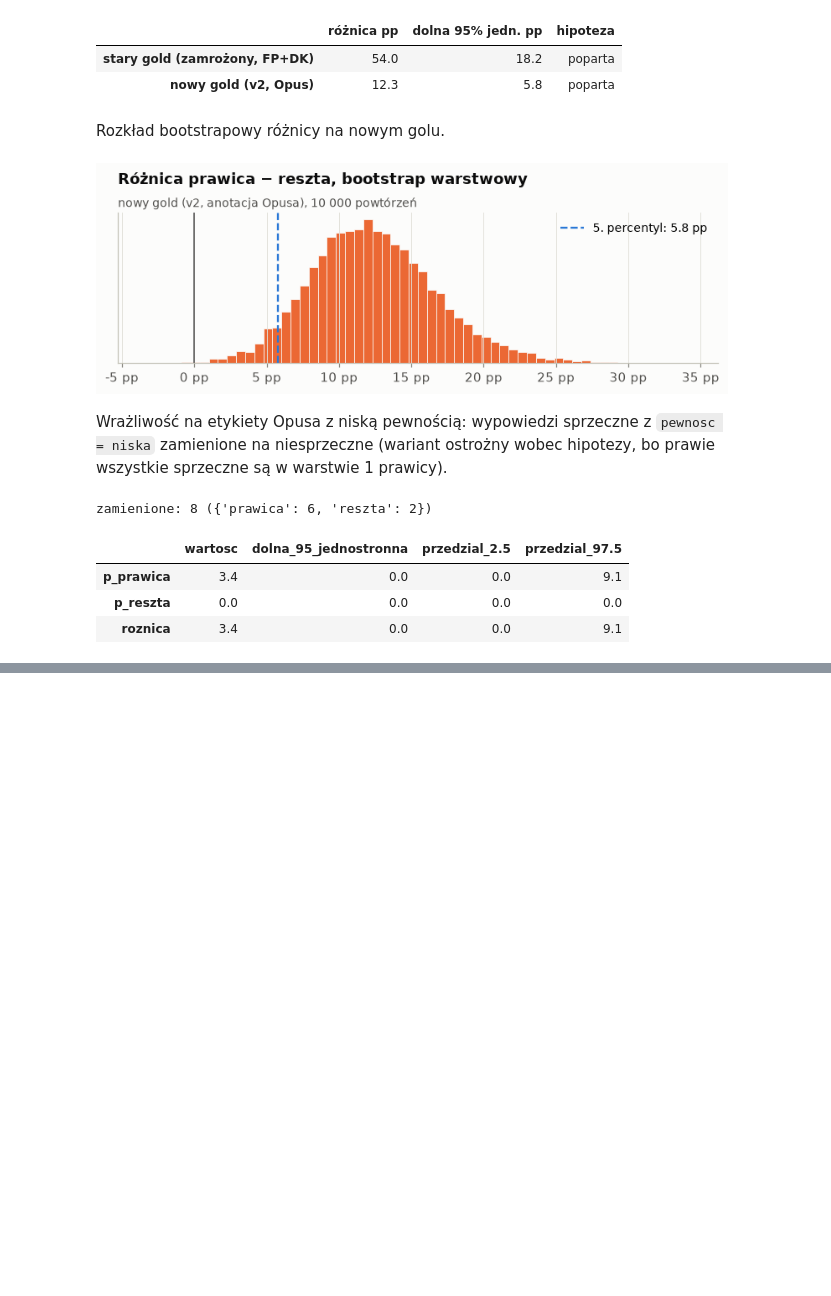
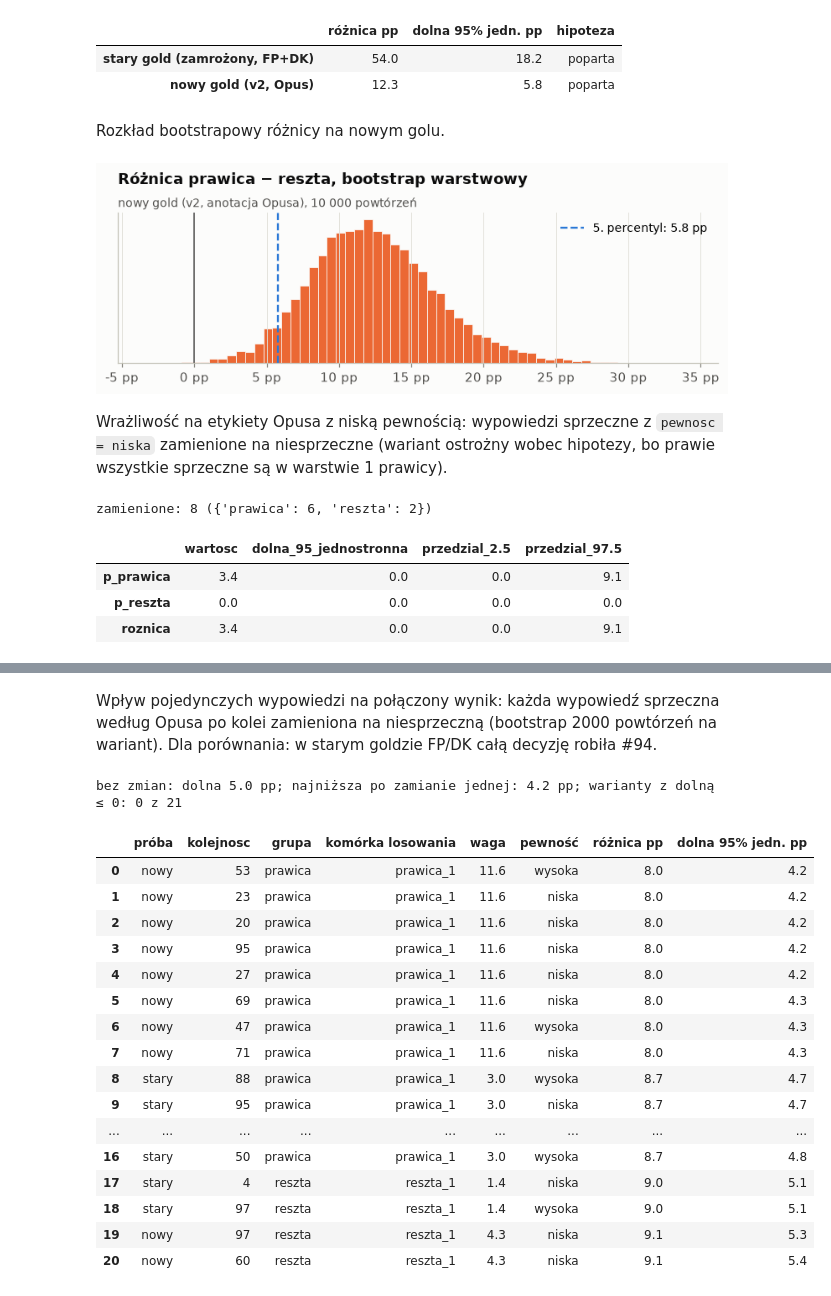
Before and after one commit to Filpus/AMC, a Jupyter notebook: notebooks/06_przebieg_v2.ipynb, the cells around one changed output, grey strips where cells are left out. Saved outputs shown, nothing was run; the diff lists cells and outputs as text; code cells hidden in the pictures; blank space fills up the shorter version.

```diff
--- a/notebooks/06_przebieg_v2.ipynb
+++ b/notebooks/06_przebieg_v2.ipynb
@@ -359,0 +375,22 @@ zamienione: 8 ({'prawica': 6, 'reszta': 2})
+# %%
+def opus_labels(out_dir):
+    return pd.DataFrame([json.loads(line) for f in sorted(Path(out_dir).glob("run1_*.jsonl"))
+                         for line in open(f, encoding="utf-8") if line.strip()])
+
+
+def opus_sample(design, out_dir):
+    sample = design.merge(opus_labels(out_dir)[["kolejnosc", "tematyczna", "sprzeczna", "pewnosc"]],
+                          on="kolejnosc", validate="1:1")
+    sample["komorka"] = sample["grupa"] + "_" + sample["warstwa"].astype(str)
+    sample["grupa"] = sample["wypowiedz_id"].map(labels["v2"].set_index("wypowiedz_id")["grupa"])
+    sample["t"] = sample["tematyczna"].astype(int)
+    sample["s"] = sample["t"] * sample["sprzeczna"].fillna(0).astype(int)
+    return sample
+
+
+opus_golds = {"stary": opus_sample(design, ROOT / "data" / "gold" / "opus" / "out"),
+              "nowy": opus_sample(design_v2, V2_GOLD / "opus" / "out")}
+pd.DataFrame({name: {"wypowiedzi": len(d), "tematyczne": d["t"].sum(), "sprzeczne": d["s"].sum(),
+                     "sprzeczne z niską pewnością": ((d["s"] == 1) & (d["pewnosc"] == "niska")).sum(),
+                     "zmiana grupy na v2": (d["grupa"] != d["komorka"].str.split("_").str[0]).sum()}
+              for name, d in opus_golds.items()}).T
@@ -359,0 +403,5 @@ zamienione: 8 ({'prawica': 6, 'reszta': 2})
+# %%
+human = gold.set_index("kolejnosc")
+human_label = (human["tematyczna"] * human["sprzeczna"].fillna(0)).astype(int).rename("FP/DK")
+opus_label = opus_golds["stary"].set_index("kolejnosc")["s"].rename("Opus")
+pd.crosstab(human_label, opus_label.reindex(human_label.index), margins=True, margins_name="razem")
@@ -360,3 +479,42 @@ zamienione: 8 ({'prawica': 6, 'reszta': 2})
+# %% [markdown]
+Wpływ pojedynczych wypowiedzi na połączony wynik: każda wypowiedź sprzeczna według Opusa po kolei zamieniona na
+niesprzeczną (bootstrap 2000 powtórzeń na wariant). Dla porównania: w starym goldzie FP/DK całą decyzję robiła #94.
+# %%
+LOO_REPS = 2_000
+rows = []
+for name, sample in opus_golds.items():
+    for i in sample.index[sample["s"] == 1]:
+        flipped = {k: d.copy() for k, d in opus_golds.items()}
+        flipped[name].loc[i, "s"] = 0
+        s = combined_summary(list(flipped.values()), reps=LOO_REPS)
+        rows.append({"próba": name, "kolejnosc": sample.loc[i, "kolejnosc"], "grupa": sample.loc[i, "grupa"],
+                     "komórka losowania": sample.loc[i, "komorka"], "waga": sample.loc[i, "waga"],
+                     "pewność": sample.loc[i, "pewnosc"], "różnica pp": 100 * s.loc["roznica", "wartosc"],
+                     "dolna 95% jedn. pp": 100 * s.loc["roznica", "dolna_95_jednostronna"]})
+influence = pd.DataFrame(rows).sort_values("dolna 95% jedn. pp").reset_index(drop=True)
+print(f"bez zmian: dolna {100 * combined['połączony'].loc['roznica', 'dolna_95_jednostronna']:.1f} pp; "
+      f"najniższa po zamianie jednej: {influence['dolna 95% jedn. pp'].min():.1f} pp; "
+      f"warianty z dolną ≤ 0: {(influence['dolna 95% jedn. pp'] <= 0).sum()} z {len(influence)}")
+influence.round(1)
+# %% [output]
+bez zmian: dolna 5.0 pp; najniższa po zamianie jednej: 4.2 pp; warianty z dolną ≤ 0: 0 z 21
+|  | próba | kolejnosc | grupa | komórka losowania | waga | pewność | różnica pp | dolna 95% jedn. pp |
+| 0 | nowy | 53 | prawica | prawica_1 | 11.6 | wysoka | 8.0 | 4.2 |
+| 1 | nowy | 23 | prawica | prawica_1 | 11.6 | niska | 8.0 | 4.2 |
+| 2 | nowy | 20 | prawica | prawica_1 | 11.6 | niska | 8.0 | 4.2 |
+| 3 | nowy | 95 | prawica | prawica_1 | 11.6 | niska | 8.0 | 4.2 |
+| 4 | nowy | 27 | prawica | prawica_1 | 11.6 | niska | 8.0 | 4.2 |
+| 5 | nowy | 69 | prawica | prawica_1 | 11.6 | niska | 8.0 | 4.3 |
+| 6 | nowy | 47 | prawica | prawica_1 | 11.6 | wysoka | 8.0 | 4.3 |
+| 7 | nowy | 71 | prawica | prawica_1 | 11.6 | niska | 8.0 | 4.3 |
+| 8 | stary | 88 | prawica | prawica_1 | 3.0 | wysoka | 8.7 | 4.7 |
+| 9 | stary | 95 | prawica | prawica_1 | 3.0 | niska | 8.7 | 4.7 |
+| ... | ... | ... | ... | ... | ... | ... | ... | ... |
+| 16 | stary | 50 | prawica | prawica_1 | 3.0 | wysoka | 8.7 | 4.8 |
+| 17 | stary | 4 | reszta | reszta_1 | 1.4 | niska | 9.0 | 5.1 |
+| 18 | stary | 97 | reszta | reszta_1 | 1.4 | wysoka | 9.0 | 5.1 |
+| 19 | nowy | 97 | reszta | reszta_1 | 4.3 | niska | 9.1 | 5.3 |
+| 20 | nowy | 60 | reszta | reszta_1 | 4.3 | niska | 9.1 | 5.4 |
 # %% [markdown]
 ## Wnioski
 
```
Also changed, not shown: parts of 6 cells of this notebook.
